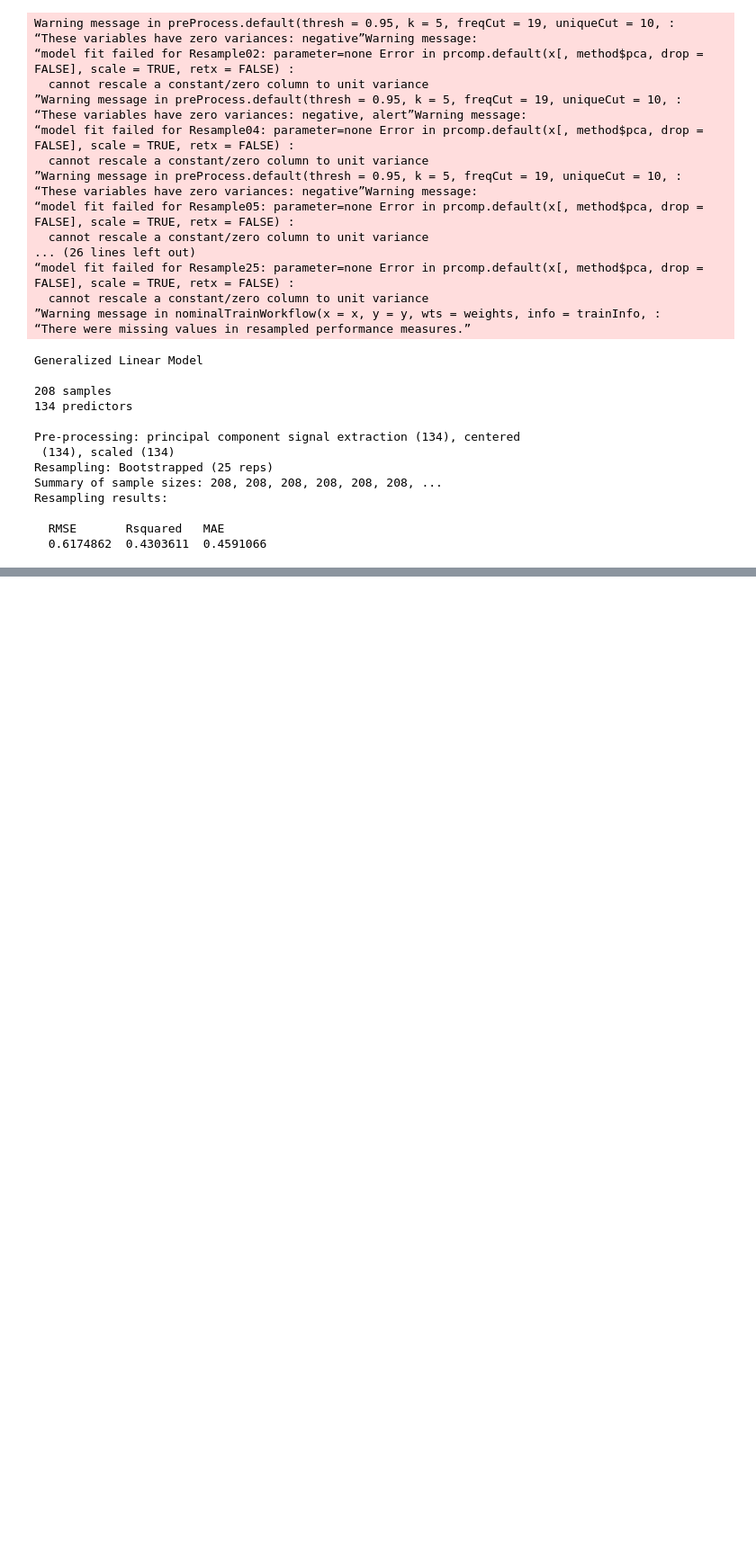
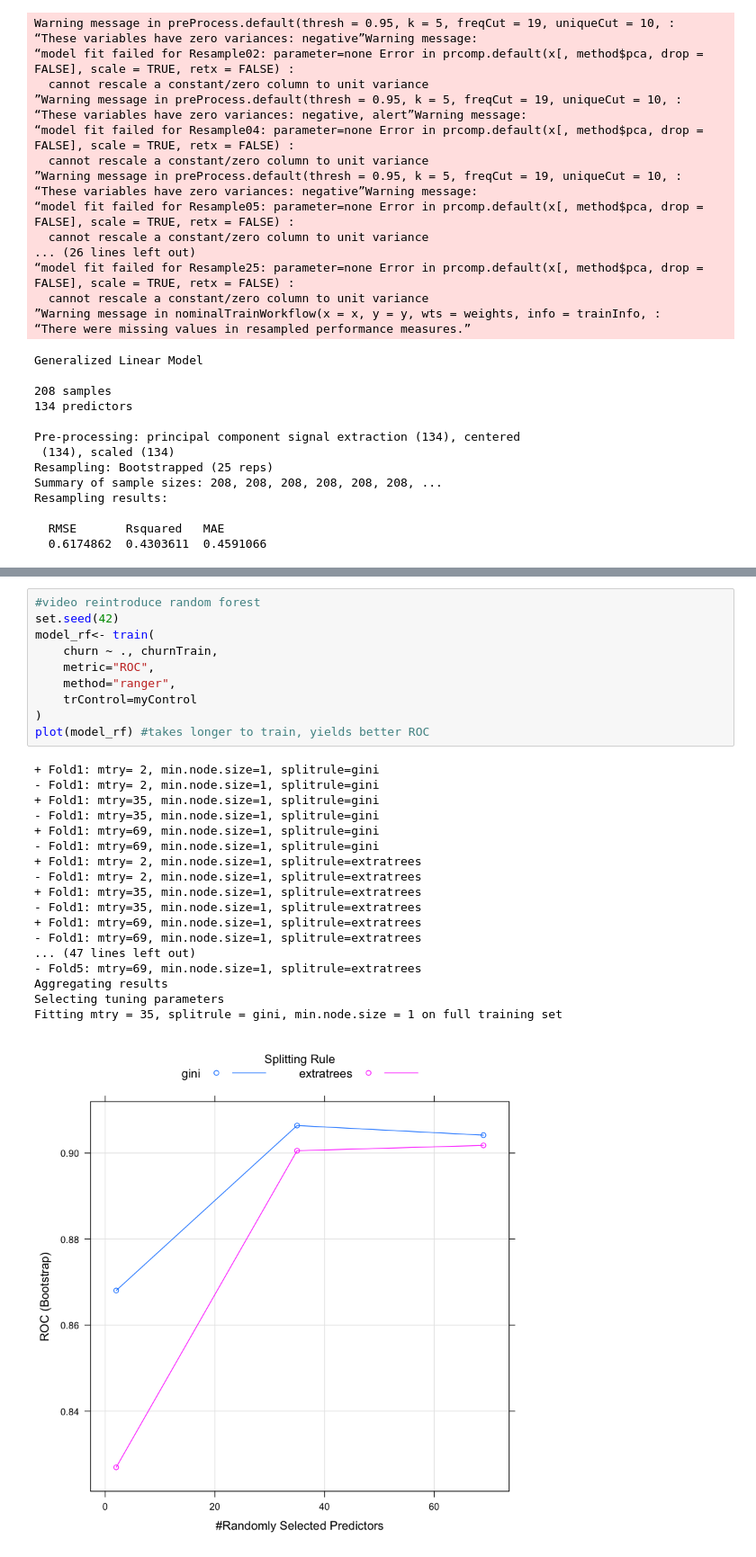
Before and after one commit to slzdevsnp/learn, a Jupyter notebook: dswr_machine_learning_toolbox/machine_learning_toolbox.ipynb, the cells around one changed output, grey strips where cells are left out. Shown at 90% size. Cells and saved outputs as stored; diff of their text form; blank space fills up the shorter version.

```diff
--- a/dswr_machine_learning_toolbox/machine_learning_toolbox.ipynb
+++ b/dswr_machine_learning_toolbox/machine_learning_toolbox.ipynb
@@ -1040,0 +1108,29 @@ Resampling results:
+# %%
+#video reintroduce random forest
+set.seed(42)
+model_rf<- train(
+    churn ~ ., churnTrain,
+    metric="ROC",
+    method="ranger",
+    trControl=myControl
+)
+plot(model_rf) #takes longer to train, yields better ROC
+# %% [output]
++ Fold1: mtry= 2, min.node.size=1, splitrule=gini
+- Fold1: mtry= 2, min.node.size=1, splitrule=gini
++ Fold1: mtry=35, min.node.size=1, splitrule=gini
+- Fold1: mtry=35, min.node.size=1, splitrule=gini
++ Fold1: mtry=69, min.node.size=1, splitrule=gini
+- Fold1: mtry=69, min.node.size=1, splitrule=gini
++ Fold1: mtry= 2, min.node.size=1, splitrule=extratrees
+- Fold1: mtry= 2, min.node.size=1, splitrule=extratrees
++ Fold1: mtry=35, min.node.size=1, splitrule=extratrees
+- Fold1: mtry=35, min.node.size=1, splitrule=extratrees
++ Fold1: mtry=69, min.node.size=1, splitrule=extratrees
+- Fold1: mtry=69, min.node.size=1, splitrule=extratrees
+... (47 lines left out)
+- Fold5: mtry=69, min.node.size=1, splitrule=extratrees
+Aggregating results
+Selecting tuning parameters
+Fitting mtry = 35, splitrule = gini, min.node.size = 1 on full training set
+[figure, added]
```
Also changed, not shown: parts of 5 cells of this notebook.
